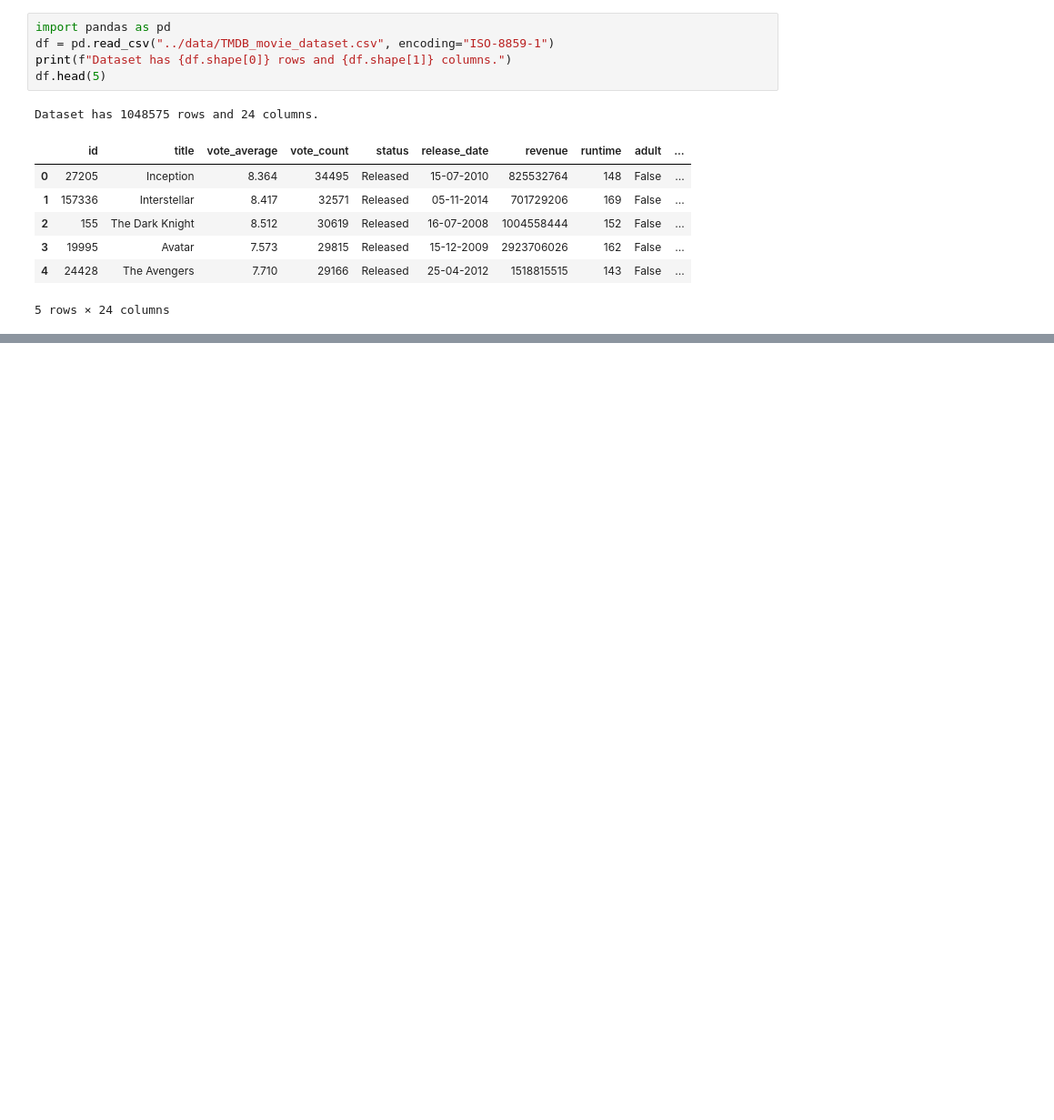
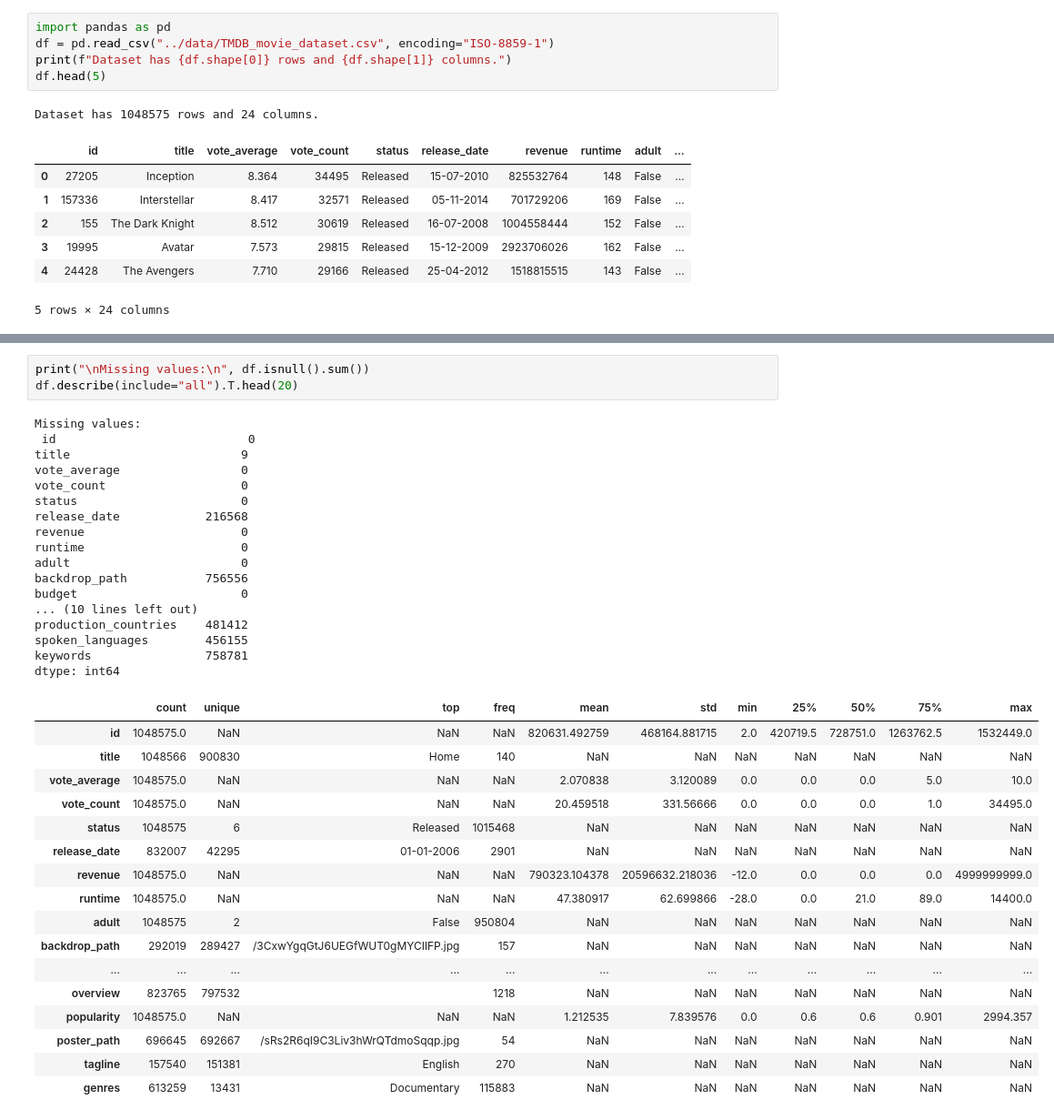
Before and after one commit to vikassk22/DataAnalytics_Internship, a Jupyter notebook: Task1/notebooks/initial_exploration.ipynb, the cells around one changed output, grey strips where cells are left out. Shown at 91% size. Drawn from its saved outputs; the diff is of its cells as text; blank space fills up the shorter version.

```diff
--- a/Task1/notebooks/initial_exploration.ipynb
+++ b/Task1/notebooks/initial_exploration.ipynb
@@ -14,0 +36,38 @@ Dataset has 1048575 rows and 24 columns.
+# %%
+print("\nMissing values:\n", df.isnull().sum())
+df.describe(include="all").T.head(20)
+# %% [output]
+Missing values:
+ id                           0
+title                        9
+vote_average                 0
+vote_count                   0
+status                       0
+release_date            216568
+revenue                      0
+runtime                      0
+adult                        0
+backdrop_path           756556
+budget                       0
+... (10 lines left out)
+production_countries    481412
+spoken_languages        456155
+keywords                758781
+dtype: int64
+|  | count | unique | top | freq | mean | std | min | 25% | 50% | 75% | max |
+| id | 1048575.0 | NaN | NaN | NaN | 820631.492759 | 468164.881715 | 2.0 | 420719.5 | 728751.0 | 1263762.5 | 1532449.0 |
+| title | 1048566 | 900830 | Home | 140 | NaN | NaN | NaN | NaN | NaN | NaN | NaN |
+| vote_average | 1048575.0 | NaN | NaN | NaN | 2.070838 | 3.120089 | 0.0 | 0.0 | 0.0 | 5.0 | 10.0 |
+| vote_count | 1048575.0 | NaN | NaN | NaN | 20.459518 | 331.56666 | 0.0 | 0.0 | 0.0 | 1.0 | 34495.0 |
+| status | 1048575 | 6 | Released | 1015468 | NaN | NaN | NaN | NaN | NaN | NaN | NaN |
+| release_date | 832007 | 42295 | 01-01-2006 | 2901 | NaN | NaN | NaN | NaN | NaN | NaN | NaN |
+| revenue | 1048575.0 | NaN | NaN | NaN | 790323.104378 | 20596632.218036 | -12.0 | 0.0 | 0.0 | 0.0 | 4999999999.0 |
+| runtime | 1048575.0 | NaN | NaN | NaN | 47.380917 | 62.699866 | -28.0 | 0.0 | 21.0 | 89.0 | 14400.0 |
+| adult | 1048575 | 2 | False | 950804 | NaN | NaN | NaN | NaN | NaN | NaN | NaN |
+| backdrop_path | 292019 | 289427 | /3CxwYgqGtJ6UEGfWUT0gMYCIlFP.jpg | 157 | NaN | NaN | NaN | NaN | NaN | NaN | NaN |
+| ... | ... | ... | ... | ... | ... | ... | ... | ... | ... | ... | ... |
+| overview | 823765 | 797532 |  | 1218 | NaN | NaN | NaN | NaN | NaN | NaN | NaN |
+| popularity | 1048575.0 | NaN | NaN | NaN | 1.212535 | 7.839576 | 0.0 | 0.6 | 0.6 | 0.901 | 2994.357 |
+| poster_path | 696645 | 692667 | /sRs2R6qI9C3Liv3hWrQTdmoSqqp.jpg | 54 | NaN | NaN | NaN | NaN | NaN | NaN | NaN |
+| tagline | 157540 | 151381 | English | 270 | NaN | NaN | NaN | NaN | NaN | NaN | NaN |
+| genres | 613259 | 13431 | Documentary | 115883 | NaN | NaN | NaN | NaN | NaN | NaN | NaN |
```
Also changed, not shown: parts of 3 cells of this notebook.
